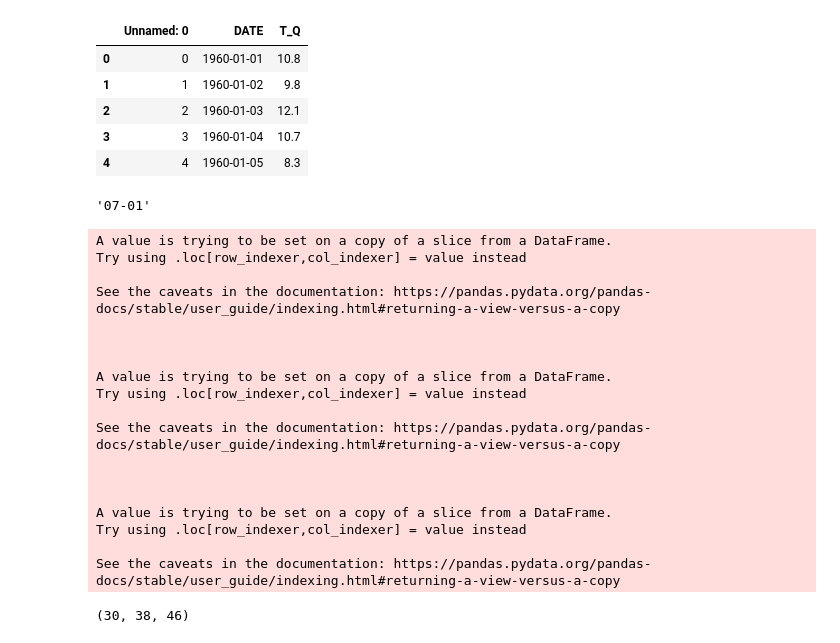
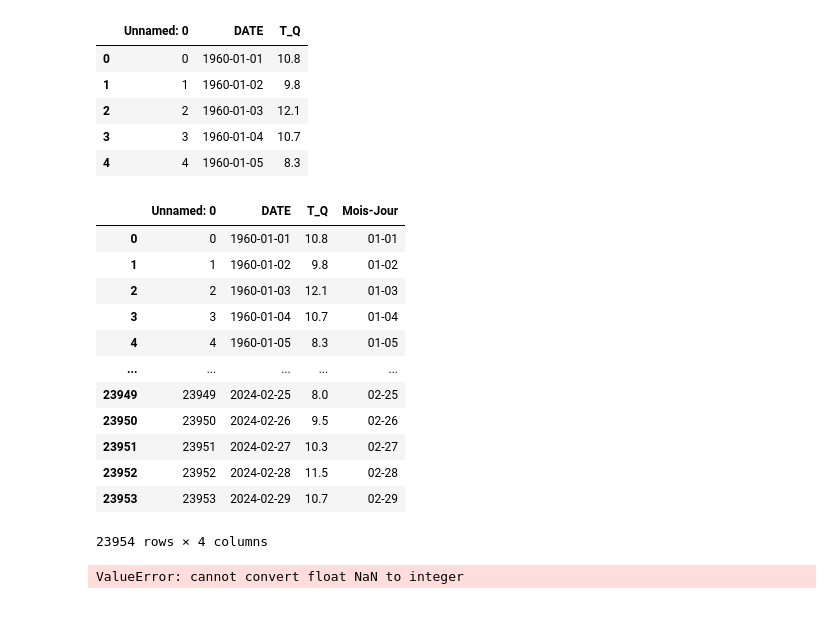
Before and after one commit to Axionable/climateviz, a Jupyter notebook: notebook_test.ipynb, the cells around one changed output. Drawn from its saved outputs; the diff is of its cells as text; code cells hidden in the pictures; blank space fills up the shorter version.

```diff
--- a/notebook_test.ipynb
+++ b/notebook_test.ipynb
@@ -53,3 +51,19 @@ fig.show()
+# %%
+df_mf
+# %% [output]
+|  | Unnamed: 0 | DATE | T_Q | Mois-Jour |
+| 0 | 0 | 1960-01-01 | 10.8 | 01-01 |
+| 1 | 1 | 1960-01-02 | 9.8 | 01-02 |
+| 2 | 2 | 1960-01-03 | 12.1 | 01-03 |
+| 3 | 3 | 1960-01-04 | 10.7 | 01-04 |
+| 4 | 4 | 1960-01-05 | 8.3 | 01-05 |
+| ... | ... | ... | ... | ... |
+| 23949 | 23949 | 2024-02-25 | 8.0 | 02-25 |
+| 23950 | 23950 | 2024-02-26 | 9.5 | 02-26 |
+| 23951 | 23951 | 2024-02-27 | 10.3 | 02-27 |
+| 23952 | 23952 | 2024-02-28 | 11.5 | 02-28 |
+| 23953 | 23953 | 2024-02-29 | 10.7 | 02-29 |
+23954 rows × 4 columns
 # %%
 # ne pas inclure dans streamlit
 signe = "+"
@@ -76,4 +90,0 @@ uh.main_indic_temperature(
-# %%
-periode_start
-# %% [output]
-'07-01'
@@ -84,25 +101,7 @@ df_drias_filtre = uh.filtre_temporel_periode(df_drias, periode_start, periode_en
 # %%
-metrique2000 = uh.prepa_df_metrique(df_drias, 2010, periode_start, periode_end, 25)
-metrique2020 = uh.prepa_df_metrique(df_drias, 2030, periode_start,  periode_end, 25)
-metrique2050 = uh.prepa_df_metrique(df_drias, 2050, periode_start,  periode_end, 25)
+metrique2000 = uh.prepa_df_metrique(df_drias_jour_conse, 2000, ind)
+metrique2020 = uh.prepa_df_metrique(df_drias_jour_conse, 2030, ind)
+metrique2050 = uh.prepa_df_metrique(df_drias_jour_conse, 2050, ind)
 metrique2000, metrique2020, metrique2050
 # %% [output]
-A value is trying to be set on a copy of a slice from a DataFrame.
-Try using .loc[row_indexer,col_indexer] = value instead
-
-See the caveats in the documentation: https://pandas.pydata.org/pandas-docs/stable/user_guide/indexing.html#returning-a-view-versus-a-copy
-
-
-
-A value is trying to be set on a copy of a slice from a DataFrame.
-Try using .loc[row_indexer,col_indexer] = value instead
-
-See the caveats in the documentation: https://pandas.pydata.org/pandas-docs/stable/user_guide/indexing.html#returning-a-view-versus-a-copy
-
-
-
-A value is trying to be set on a copy of a slice from a DataFrame.
-Try using .loc[row_indexer,col_indexer] = value instead
-
-See the caveats in the documentation: https://pandas.pydata.org/pandas-docs/stable/user_guide/indexing.html#returning-a-view-versus-a-copy
+ValueError: cannot convert float NaN to integer
-(30, 38, 46)
```
Also changed, not shown: parts of 17 cells of this notebook, 3 other files.
